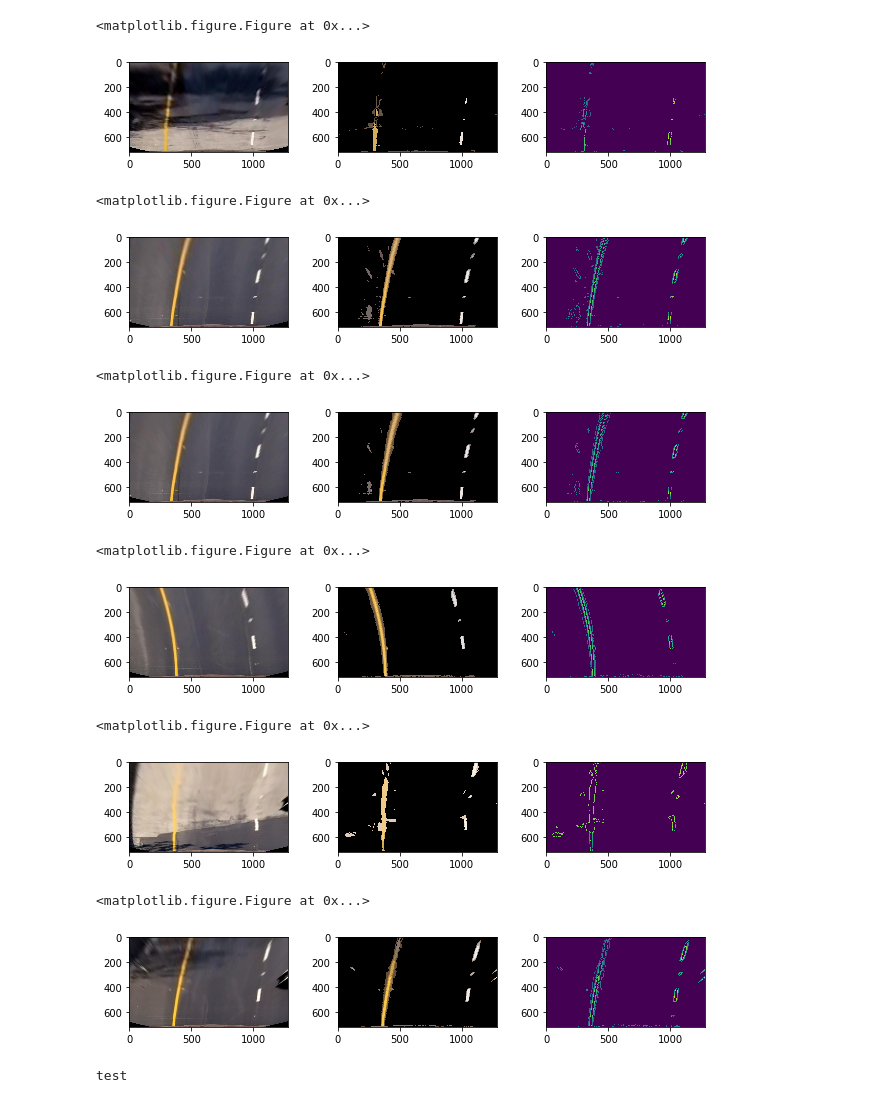
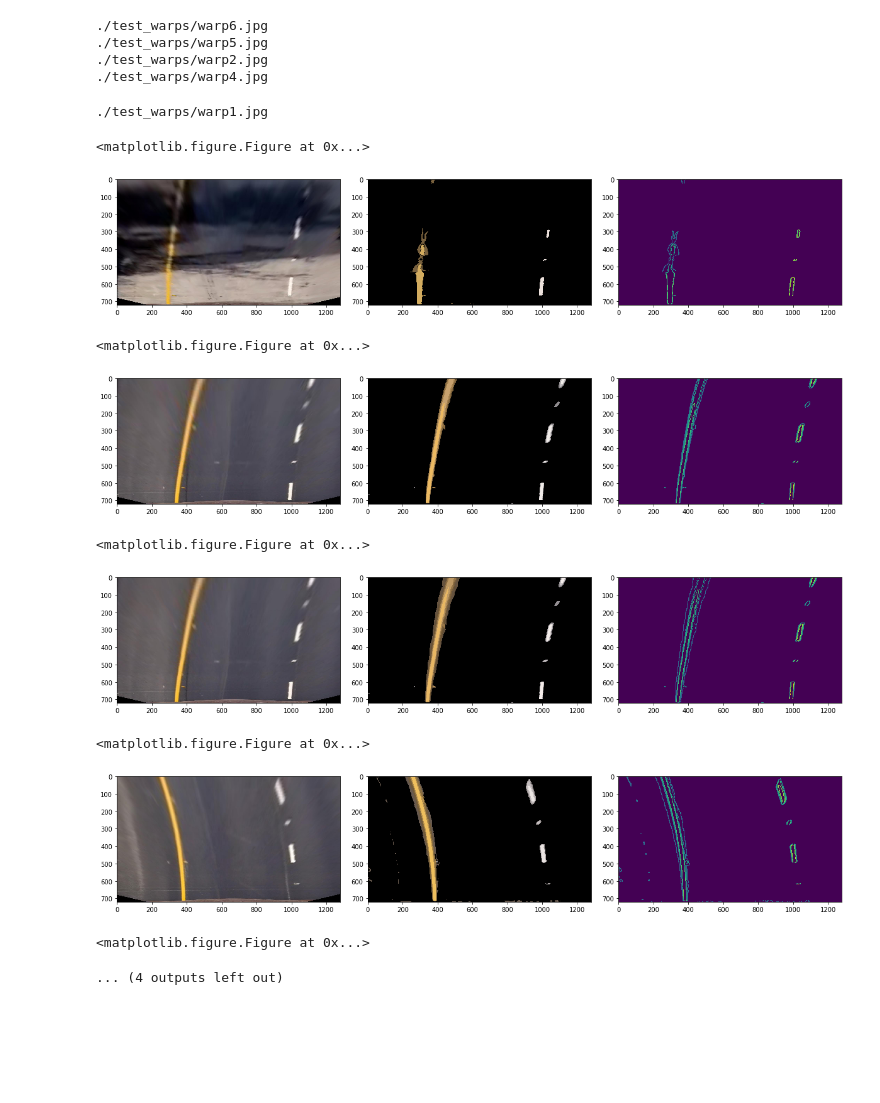
Before and after one commit to KSHIBA-HHQ/CarND-Advanced-Lane-Lines-master, a Jupyter notebook: P2.ipynb, the cells around one changed output. Cells and saved outputs as stored; diff of their text form; code cells hidden in the pictures; blank space fills up the shorter version.

```diff
--- a/P2.ipynb
+++ b/P2.ipynb
@@ -81,0 +345,19 @@ def get_tuple_img_sizeYX():
+# %%
+import numpy as np
+import cv2
+import matplotlib.pyplot as plt
+import matplotlib.image as mpimg
+import pickle
+%matplotlib inline
+import os.path
+
+
+def customize_image_for_lane_excute(warped):
+
+    declr= image_decolor(warped, 16);
+    raw = cv2.cvtColor(warped, cv2.COLOR_RGB2GRAY)
+    edge=declr.copy()
+    edge=abs_sobel_thresh(declr, 'x', 16, 255)
+    gray=raw*edge
+
+    return gray , edge, declr
@@ -377,10 +652,13 @@ src.shape (4, 2) s.shape (5, 2)
 # %%
+import numpy as np
+import cv2
 import matplotlib.pyplot as plt
+import matplotlib.image as mpimg
+import pickle
+%matplotlib inline
+import os.path
 
-from skimage import io
-import glob
 
-import os.path
 if os.path.exists('./test_warps/warp1.jpg')==False:
     sight=glob.glob('./test_images/test*.jpg')
     n=1
@@ -394,25 +672,23 @@ if os.path.exists('./test_warps/warp1.jpg')==False:
 
 sight=glob.glob('./test_warps/warp*.jpg')
 
+n=0
 for src_warped in sight :
     print(src_warped)
     warped=io.imread(src_warped )
     plt.figure(figsize=(32,15))
 
-
-    declr= image_decolor(warped, 16);
-    raw = cv2.cvtColor(warped, cv2.COLOR_RGB2GRAY)
-    edge=declr.copy()
-    edge=abs_sobel_thresh(declr, 'x', 16, 255)
-    gray=raw*edge
+    gray , edge, declr= customize_image_for_lane_excute(warped)
 
 
-    f, (ax1, ax2,ax3 ) = plt.subplots(1,3,figsize=(8, 3))
+    f, (ax1, ax2,ax3 ) = plt.subplots(1,3,figsize=(16, 6))
     f.tight_layout()
     ax1.imshow(warped)
     ax2.imshow(declr)
     ax3.imshow(gray)
-
+    n=n+1
+    text='./test_warps/gray_warped%d.jpg'%(n,)
+    io.imsave(text,gray)
 
     plt.subplots_adjust(left=0., right=1, top=0.9, bottom=0.)
 
@@ -440,13 +699,15 @@ print('test')
-<matplotlib.figure.Figure at 0x...>
+./test_warps/warp6.jpg
+./test_warps/warp5.jpg
+./test_warps/warp2.jpg
+./test_warps/warp4.jpg
+./test_warps/warp1.jpg
+<matplotlib.figure.Figure at 0x...>
-[figure, old version]
+[figure, new version]
-<matplotlib.figure.Figure at 0x...>
+<matplotlib.figure.Figure at 0x...>
-[figure, old version]
+[figure, new version]
-<matplotlib.figure.Figure at 0x...>
+<matplotlib.figure.Figure at 0x...>
-[figure, old version]
+[figure, new version]
-<matplotlib.figure.Figure at 0x...>
+<matplotlib.figure.Figure at 0x...>
-[figure, old version]
+[figure, new version]
-<matplotlib.figure.Figure at 0x...>
-[figure, removed]
-<matplotlib.figure.Figure at 0x...>
-[figure, removed]
-test
+<matplotlib.figure.Figure at 0x...>
+... (4 outputs left out)
```
Also changed, not shown: parts of 18 cells of this notebook, 1 other file.
